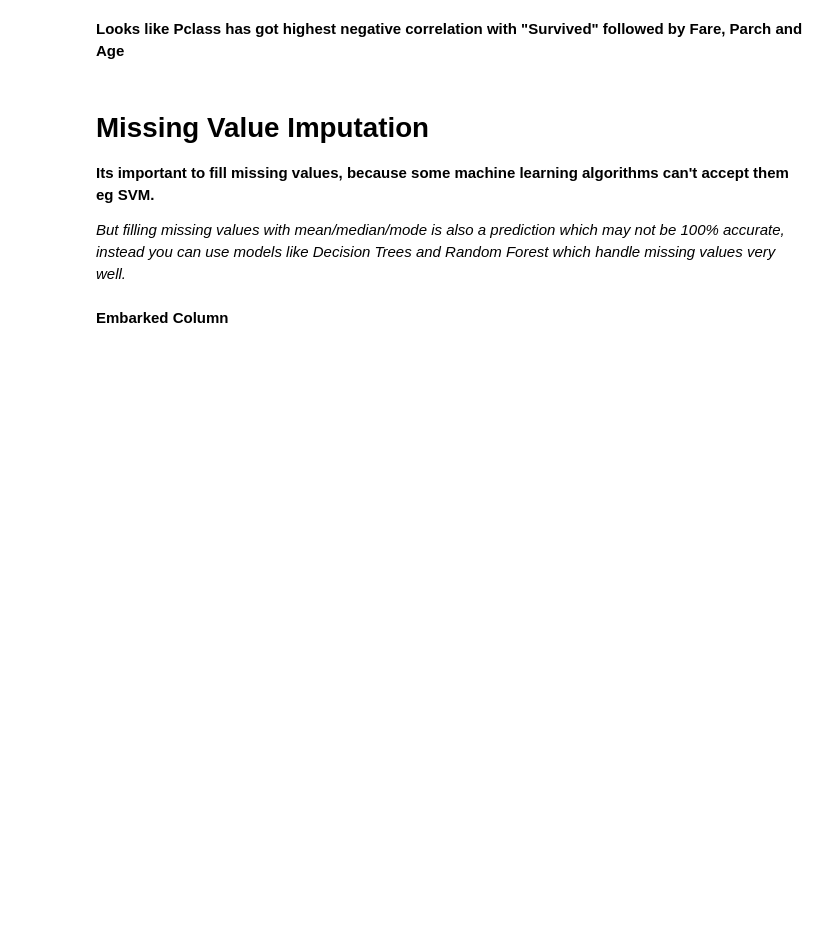
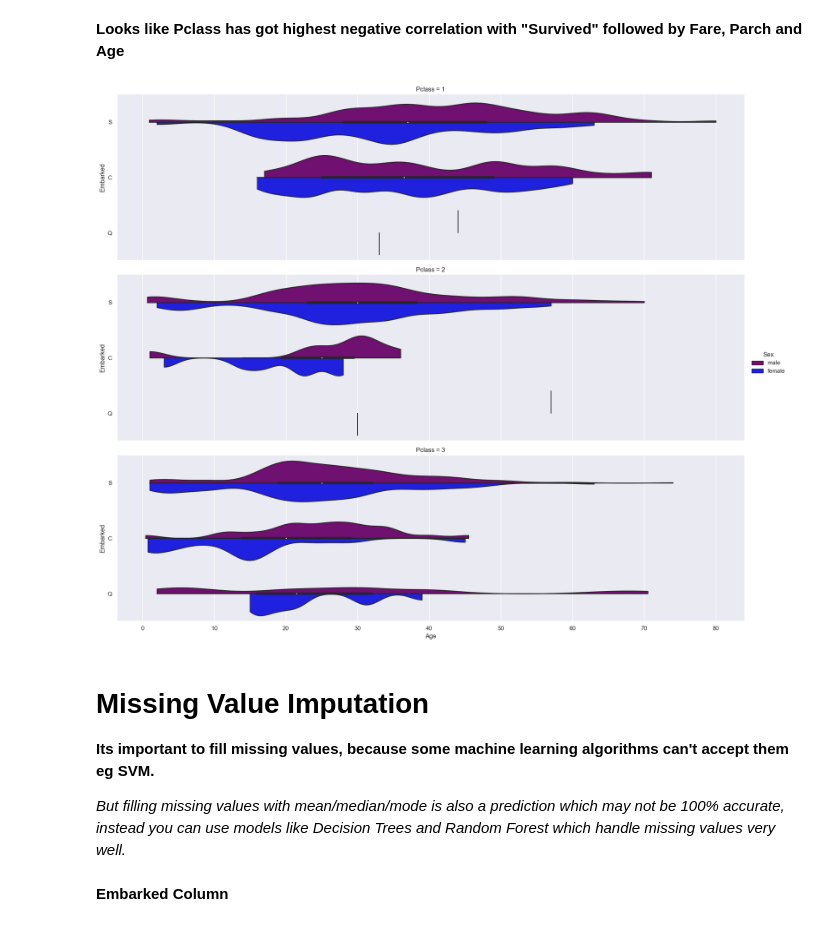
Before and after one commit to parn-jain/Data_Analytsis_Projects, a Jupyter notebook: ML Projects/Titanic Dataset/titanic-survival-prediction-end-to-end-ml-pipeline.ipynb, the cells around one changed output. Cells and saved outputs as stored; diff of their text form; code cells hidden in the pictures; blank space fills up the shorter version.

```diff
--- a/ML Projects/Titanic Dataset/titanic-survival-prediction-end-to-end-ml-pipeline.ipynb
+++ b/ML Projects/Titanic Dataset/titanic-survival-prediction-end-to-end-ml-pipeline.ipynb
@@ -344,12 +357,14 @@ titanic.corr()["Survived"]
 # %% [markdown]
 **Looks like Pclass has got highest negative correlation with "Survived" followed by Fare, Parch and Age**
 # %%
-g = sns.factorplot(x="Age", y="Embarked",
+g = sns.catplot(x="Age", y="Embarked",
                     hue="Sex", row="Pclass",
                     data=titanic[titanic.Embarked.notnull()],
                     orient="h", size=2, aspect=3.5,
                    palette={'male':"purple", 'female':"blue"},
                     kind="violin", split=True, cut=0, bw=.2);
+# %% [output]
+[figure, added]
 # %% [markdown]
 Missing Value Imputation
 ========================
```
Also changed, not shown: parts of 5 cells of this notebook, 1 other file.
